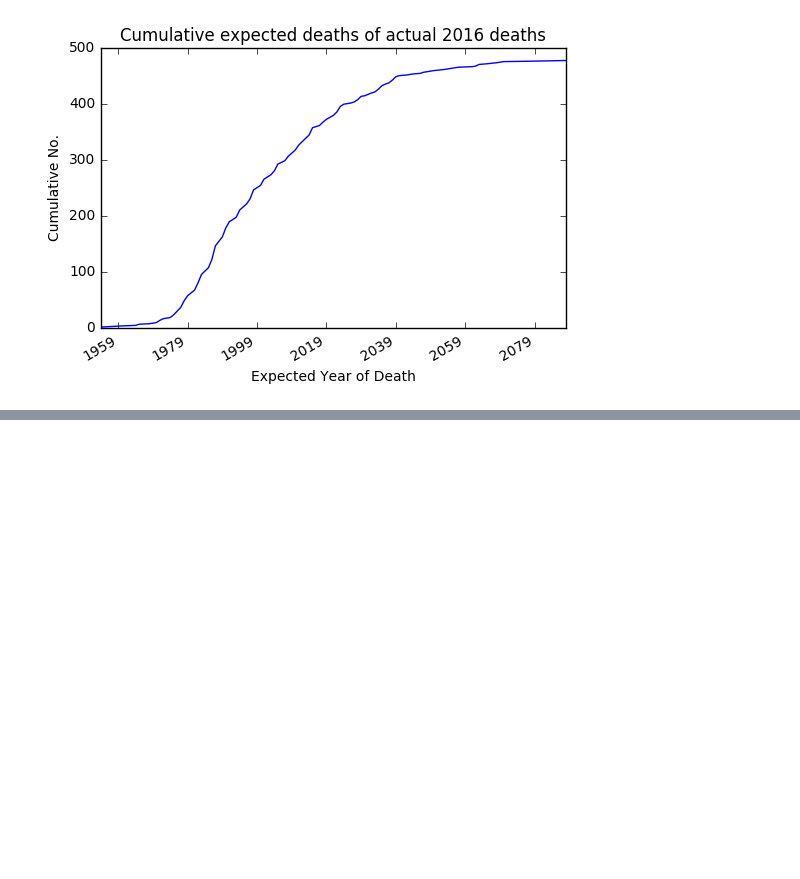
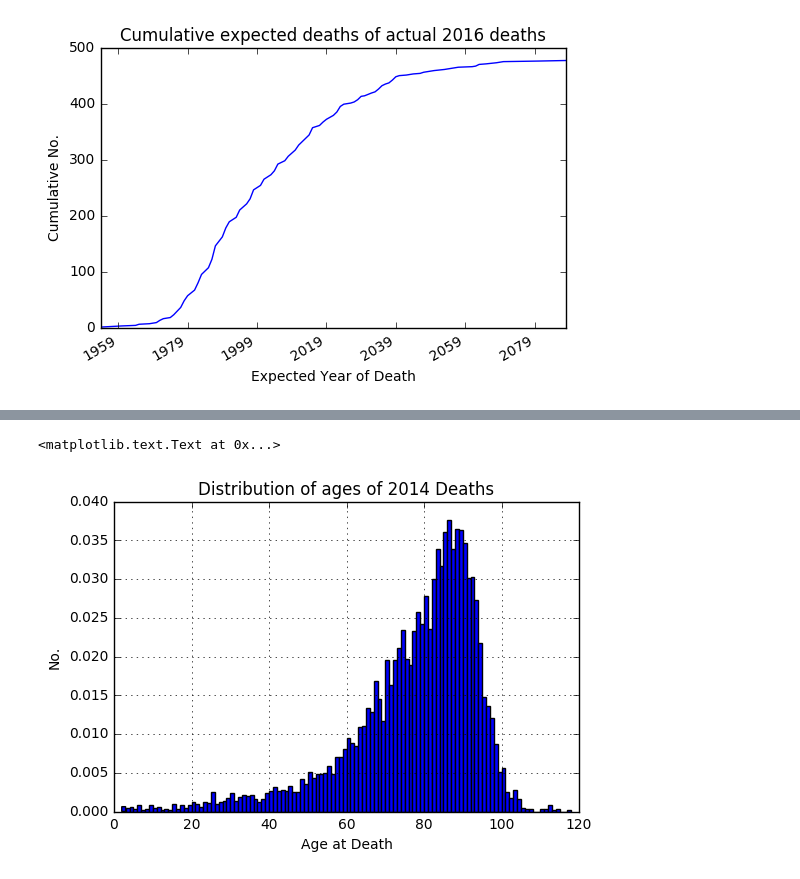
Before and after one commit to nowaycomputer/2016_celebs, a Jupyter notebook: 2016 Celebrity Deaths.ipynb, the cells around one changed output, grey strips where cells are left out. Saved outputs shown, nothing was run; the diff lists cells and outputs as text; code cells hidden in the pictures; blank space fills up the shorter version.

```diff
--- a/2016 Celebrity Deaths.ipynb
+++ b/2016 Celebrity Deaths.ipynb
@@ -201,0 +237,12 @@ How does this compare with the predicted life expectancy of the 'Living Notable'
+# %%
+deaths_2014=get_year_deaths(2014)
+# %%
+s_2014 = pd.Series(deaths_2014)
+n_bins=int((max(s_2014)-min(s_2014)))
+az=s_2014.hist(normed=True,bins=n_bins)
+az.set_xlabel('Age at Death')
+az.set_ylabel('No.')
+az.set_title('Distribution of ages of 2014 Deaths')
+# %% [output]
+<matplotlib.text.Text at 0x...>
+[figure, added]
```
Also changed, not shown: parts of 25 cells of this notebook.
